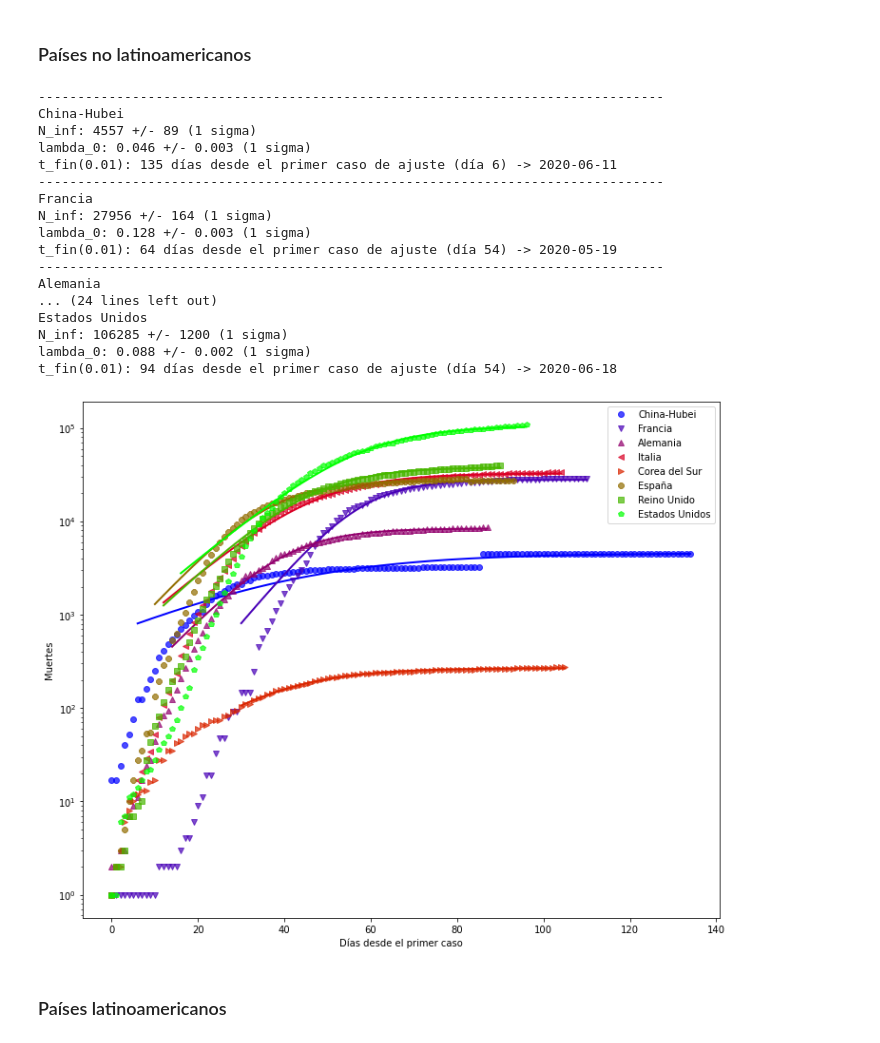
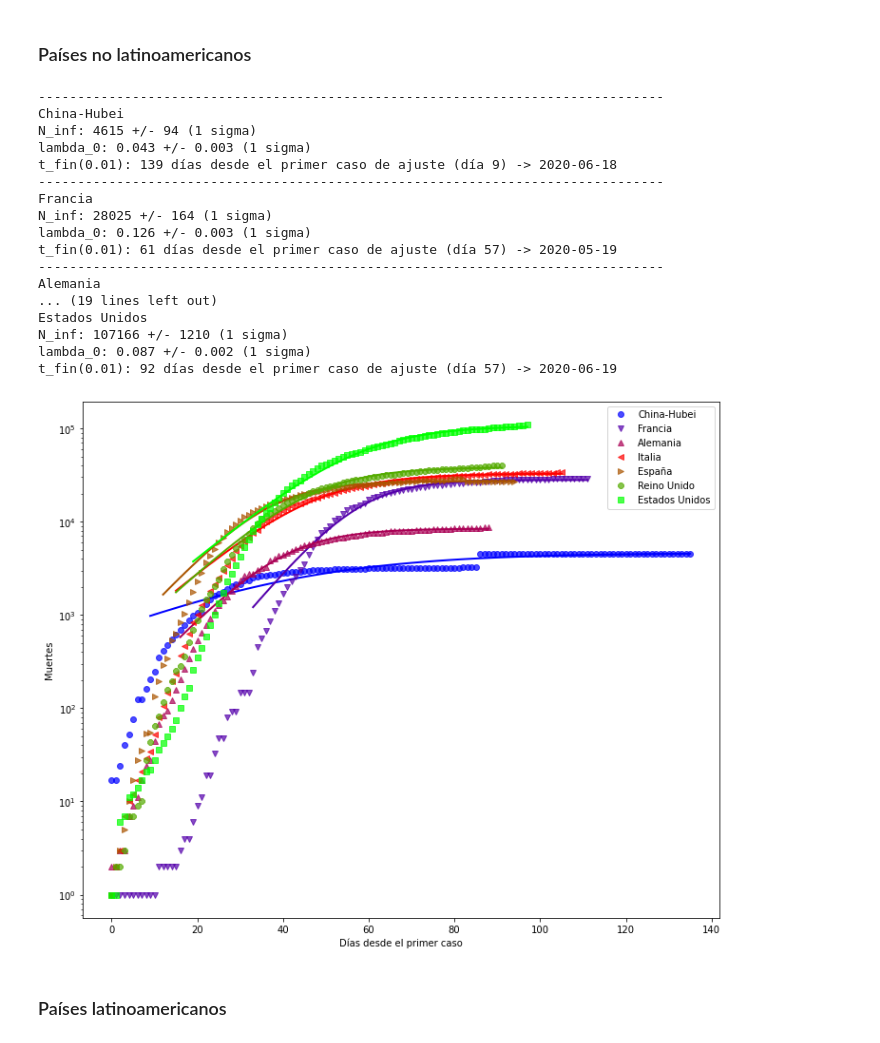
Before and after one commit to manuxch/logistic-covid19, a Jupyter notebook: Logistic_model_COVID-19.ipynb, the cells around one changed output. Saved outputs shown, nothing was run; the diff lists cells and outputs as text; code cells hidden in the pictures.

Commit message:
Actualización diaria de visualizaciones, ajustes y registros. Eliminación de Corea del Sur del análisis

```diff
--- a/Logistic_model_COVID-19.ipynb
+++ b/Logistic_model_COVID-19.ipynb
@@ -43,7 +43,7 @@ Los datos quedan agrupados en dos diccionarios, con las claves con el nombre del
 paises_lat = {'Argentina': ['','Argentina'], 'Brazil': ['','Brasil'], 'Chile': ['','Chile'],
                 'Ecuador': ['','Ecuador'], 'Perú': ['','Perú'], 'Colombia': ['','Colombia']}
 paises_no_lat = {'Spain': ['','España'], 'Italy': ['','Italia'], 'United Kingdom': ['','Reino Unido'],
-                 'US': ['','Estados Unidos'], 'Germany': ['','Alemania'], 'Korea, South': ['','Corea del Sur'],
+                 'US': ['','Estados Unidos'], 'Germany': ['','Alemania'],
                  'China':['Hubei','China-Hubei'], 'France': ['', 'Francia']}
 paises_escandinavos = {'Denmark': ['','Dinamarca'], 'Norway': ['', 'Noruega'], 'Sweden': ['', 'Suecia'],
                        'Finland': ['', 'Finlandia'], 'Iceland': ['', 'Islandia']}
@@ -253,26 +253,26 @@ El número de personas fallecidas por el COVID-19 se registra con mayor precisi
 # %% [markdown]
 ### Países no latinoamericanos
 # %%
-plot_fit(deadths_no_lat, 100, 'Muertes', logscale=True, p_fin=0.01)
+plot_fit(deadths_no_lat, 200, 'Muertes', logscale=True, p_fin=0.01)
 # %% [output]
 --------------------------------------------------------------------------------
 China-Hubei
-N_inf: 4557 +/- 89 (1 sigma)
-lambda_0: 0.046 +/- 0.003 (1 sigma)
-t_fin(0.01): 135 días desde el primer caso de ajuste (día 6) -> 2020-06-11
+N_inf: 4615 +/- 94 (1 sigma)
+lambda_0: 0.043 +/- 0.003 (1 sigma)
+t_fin(0.01): 139 días desde el primer caso de ajuste (día 9) -> 2020-06-18
 --------------------------------------------------------------------------------
 Francia
-N_inf: 27956 +/- 164 (1 sigma)
-lambda_0: 0.128 +/- 0.003 (1 sigma)
-t_fin(0.01): 64 días desde el primer caso de ajuste (día 54) -> 2020-05-19
+N_inf: 28025 +/- 164 (1 sigma)
+lambda_0: 0.126 +/- 0.003 (1 sigma)
+t_fin(0.01): 61 días desde el primer caso de ajuste (día 57) -> 2020-05-19
 --------------------------------------------------------------------------------
 Alemania
-... (24 lines left out)
+... (19 lines left out)
 Estados Unidos
-N_inf: 106285 +/- 1200 (1 sigma)
-lambda_0: 0.088 +/- 0.002 (1 sigma)
-t_fin(0.01): 94 días desde el primer caso de ajuste (día 54) -> 2020-06-18
+N_inf: 107166 +/- 1210 (1 sigma)
+lambda_0: 0.087 +/- 0.002 (1 sigma)
+t_fin(0.01): 92 días desde el primer caso de ajuste (día 57) -> 2020-06-19
-[figure, old version]
+[figure, new version]
 # %% [markdown]
 ### Países latinoamericanos
 # %%
```
Also changed, not shown: parts of 8 cells of this notebook.
